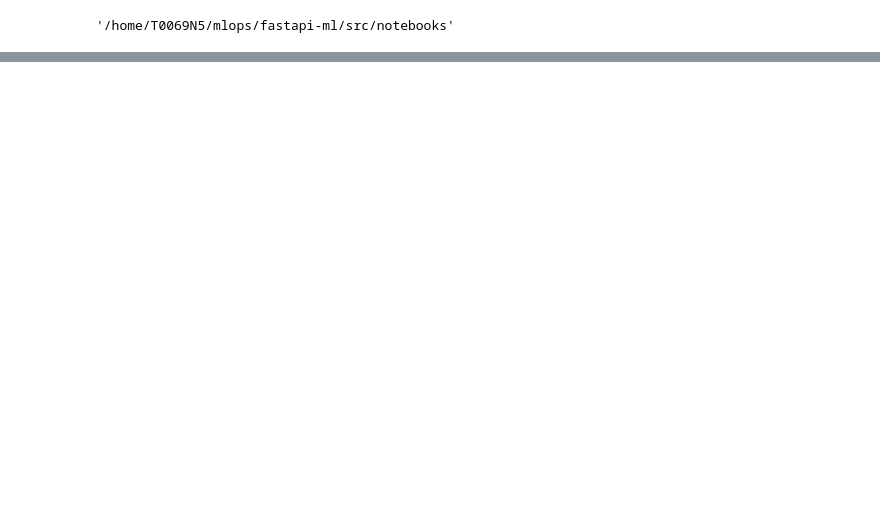
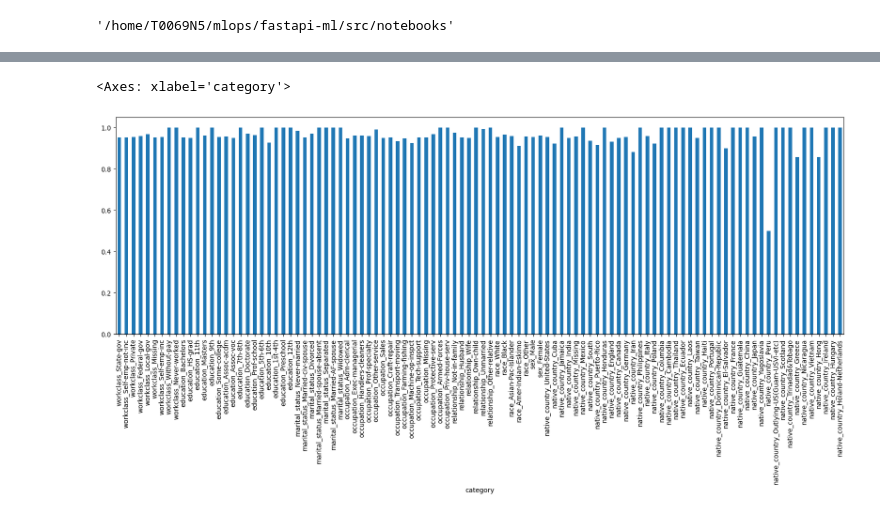
Before and after one commit to mehul4mak/fastapi-ml, a Jupyter notebook: src/notebooks/slice.ipynb, the cells around one changed output, grey strips where cells are left out. Saved outputs shown, nothing was run; the diff lists cells and outputs as text; code cells hidden in the pictures; blank space fills up the shorter version.

Commit message:
Finished tests

```diff
--- a/src/notebooks/slice.ipynb
+++ b/src/notebooks/slice.ipynb
@@ -137,0 +99,2 @@ save_model(lb, file_name="./model/labelbinarizer.pkl")
+# %%
+subset_df = data[data['workclass']=="Private"].copy()
@@ -137,0 +119,27 @@ save_model(lb, file_name="./model/labelbinarizer.pkl")
+# %%
+slices = {}
+
+for col in config['CAT_FEATURES']:
+    print(col, data[col].nunique())
+    print(">"*10)
+    # slices[col] = []
+    for i, slice in enumerate(data[col].unique()):
+        print(i+1, slice)
+
+        subset_df = data[data[col]==slice].copy()
+
+        X_test, y_test, encoder, lb = process_data(
+            subset_df, categorical_features=config['CAT_FEATURES'], label=config['LABEL'], training=False, encoder=encoder, lb=lb
+        )
+
+        y_preds = inference(model, X_test)
+
+
+
+        # slices[col].append({slice:dict(zip(("precision","recall","fbeta"),compute_model_metrics(y_test, y_preds)))})
+
+        slices[str(col)+"_"+str(slice)] = dict(zip(("precision","recall","fbeta"),compute_model_metrics(y_test, y_preds)))
+
+    print("-"*50)
+    # break
+slices
@@ -137,0 +183,4 @@ save_model(lb, file_name="./model/labelbinarizer.pkl")
+# %%
+slice_df = pd.DataFrame(slices).T
+# %%
+slice_df.index.name = "category"
@@ -137,0 +189,5 @@ save_model(lb, file_name="./model/labelbinarizer.pkl")
+# %%
+slice_df['precision'].plot(kind='bar',figsize=(20,6))
+# %% [output]
+<Axes: xlabel='category'>
+[figure, added]
```
Also changed, not shown: parts of 29 cells of this notebook, 10 other files.
